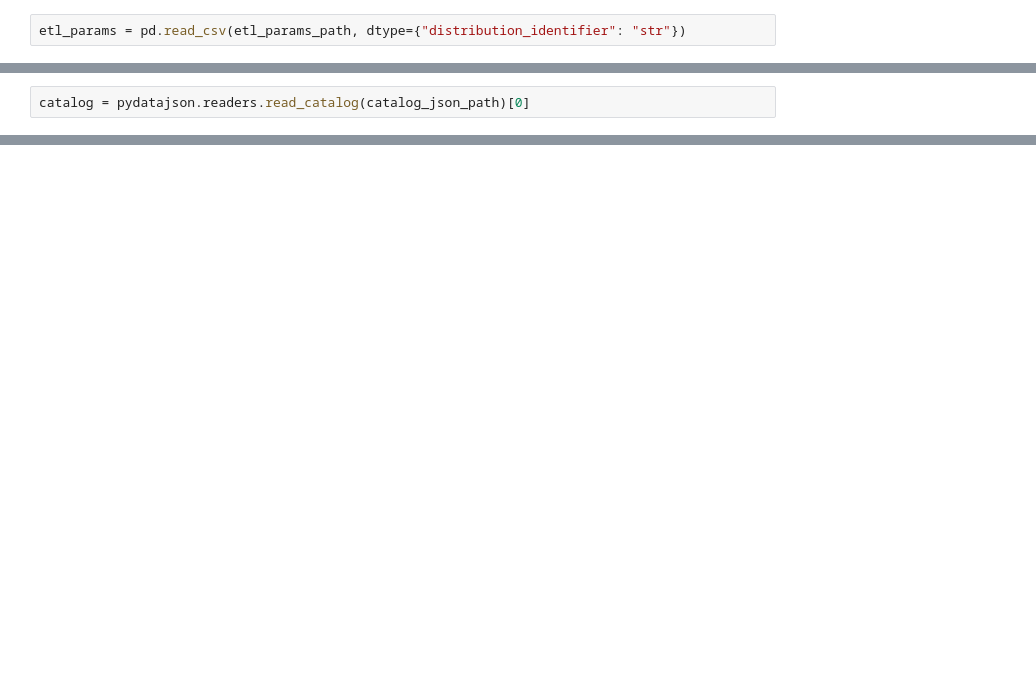
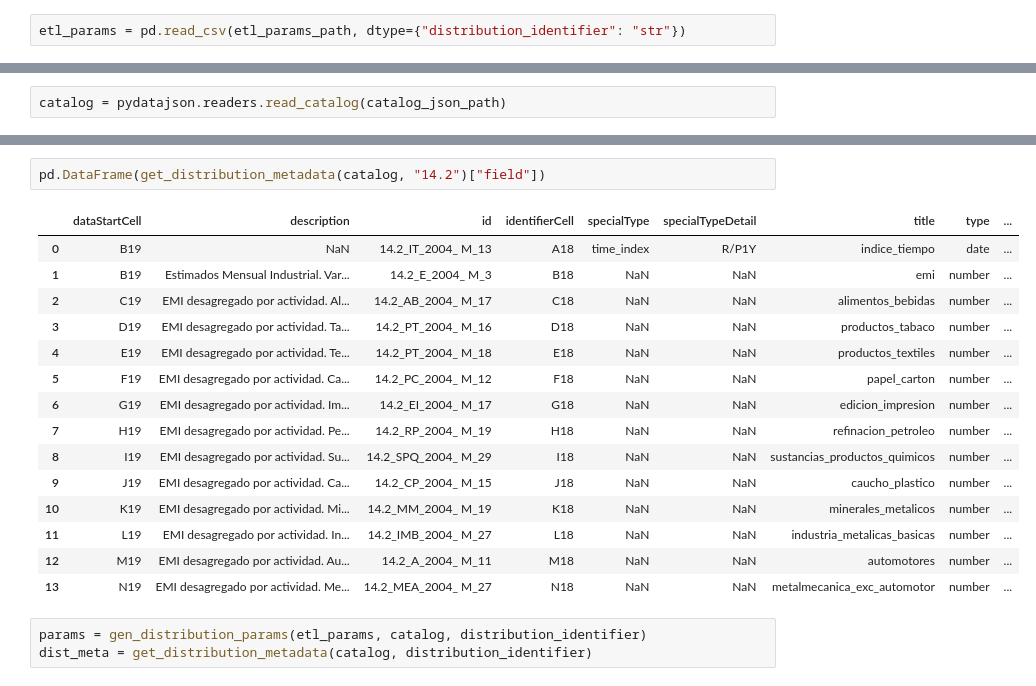
Before and after one commit to datosgobar/series-tiempo-ar-scraping, a Jupyter notebook: catalogo/codigo/etl_sspm.ipynb, the cells around one changed output, grey strips where cells are left out. Drawn from its saved outputs; the diff is of its cells as text; blank space fills up the shorter version.

```diff
--- a/catalogo/codigo/etl_sspm.ipynb
+++ b/catalogo/codigo/etl_sspm.ipynb
@@ -54,2 +79,2 @@ etl_params = pd.read_csv(etl_params_path, dtype={"distribution_identifier": "str
 # %%
-catalog = pydatajson.readers.read_catalog(catalog_json_path)[0]
+catalog = pydatajson.readers.read_catalog(catalog_json_path)
@@ -55,0 +164,21 @@ catalog = pydatajson.readers.read_catalog(catalog_json_path)[0]
+# %%
+pd.DataFrame(get_distribution_metadata(catalog, "14.2")["field"])
+# %% [output]
+|  | dataStartCell | description | id | identifierCell | specialType | specialTypeDetail | title | type | ... |
+| 0 | B19 | NaN | 14.2_IT_2004_ M_13 | A18 | time_index | R/P1Y | indice_tiempo | date | ... |
+| 1 | B19 | Estimados Mensual Industrial. Var... | 14.2_E_2004_ M_3 | B18 | NaN | NaN | emi | number | ... |
+| 2 | C19 | EMI desagregado por actividad. Al... | 14.2_AB_2004_ M_17 | C18 | NaN | NaN | alimentos_bebidas | number | ... |
+| 3 | D19 | EMI desagregado por actividad. Ta... | 14.2_PT_2004_ M_16 | D18 | NaN | NaN | productos_tabaco | number | ... |
+| 4 | E19 | EMI desagregado por actividad. Te... | 14.2_PT_2004_ M_18 | E18 | NaN | NaN | productos_textiles | number | ... |
+| 5 | F19 | EMI desagregado por actividad. Ca... | 14.2_PC_2004_ M_12 | F18 | NaN | NaN | papel_carton | number | ... |
+| 6 | G19 | EMI desagregado por actividad. Im... | 14.2_EI_2004_ M_17 | G18 | NaN | NaN | edicion_impresion | number | ... |
+| 7 | H19 | EMI desagregado por actividad. Pe... | 14.2_RP_2004_ M_19 | H18 | NaN | NaN | refinacion_petroleo | number | ... |
+| 8 | I19 | EMI desagregado por actividad. Su... | 14.2_SPQ_2004_ M_29 | I18 | NaN | NaN | sustancias_productos_quimicos | number | ... |
+| 9 | J19 | EMI desagregado por actividad. Ca... | 14.2_CP_2004_ M_15 | J18 | NaN | NaN | caucho_plastico | number | ... |
+| 10 | K19 | EMI desagregado por actividad. Mi... | 14.2_MM_2004_ M_19 | K18 | NaN | NaN | minerales_metalicos | number | ... |
+| 11 | L19 | EMI desagregado por actividad. In... | 14.2_IMB_2004_ M_27 | L18 | NaN | NaN | industria_metalicas_basicas | number | ... |
+| 12 | M19 | EMI desagregado por actividad. Au... | 14.2_A_2004_ M_11 | M18 | NaN | NaN | automotores | number | ... |
+| 13 | N19 | EMI desagregado por actividad. Me... | 14.2_MEA_2004_ M_27 | N18 | NaN | NaN | metalmecanica_exc_automotor | number | ... |
+# %%
+params = gen_distribution_params(etl_params, catalog, distribution_identifier)
+dist_meta = get_distribution_metadata(catalog, distribution_identifier)
```
Also changed, not shown: parts of 38 cells of this notebook, 6 other files.
